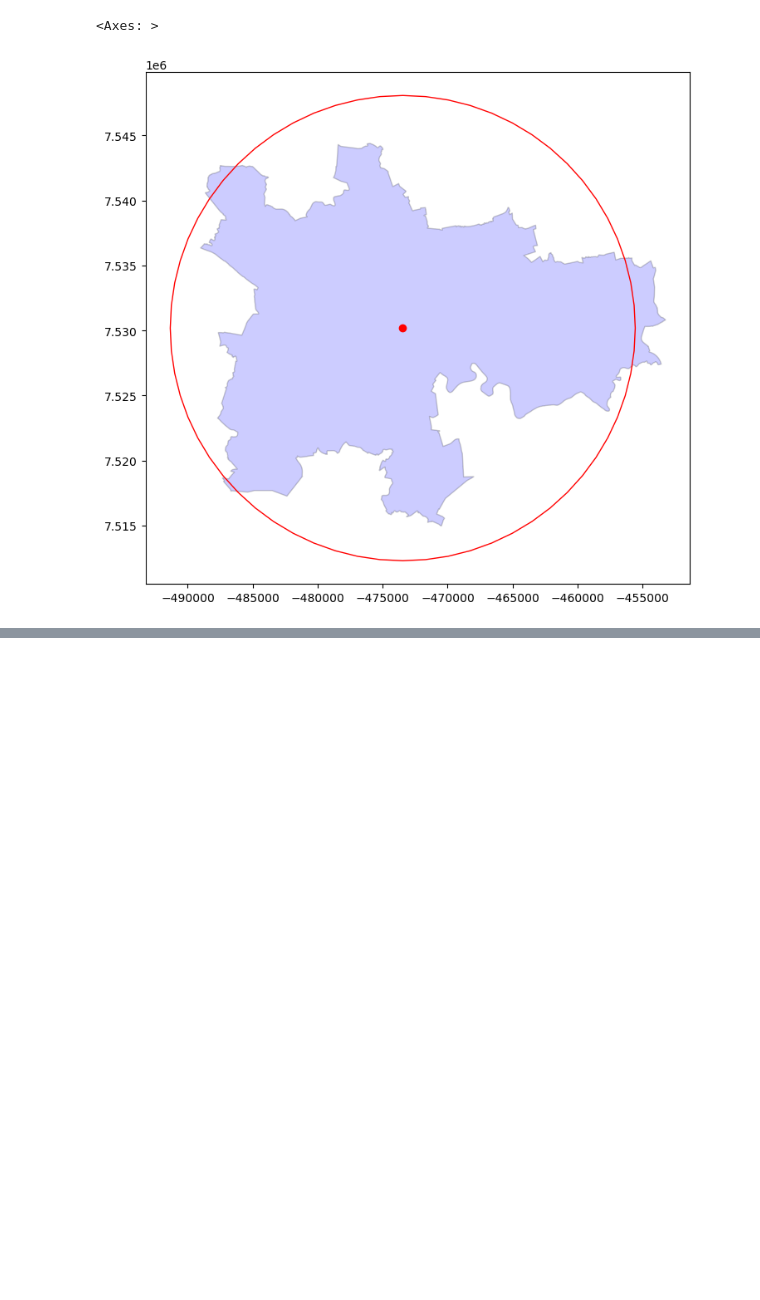
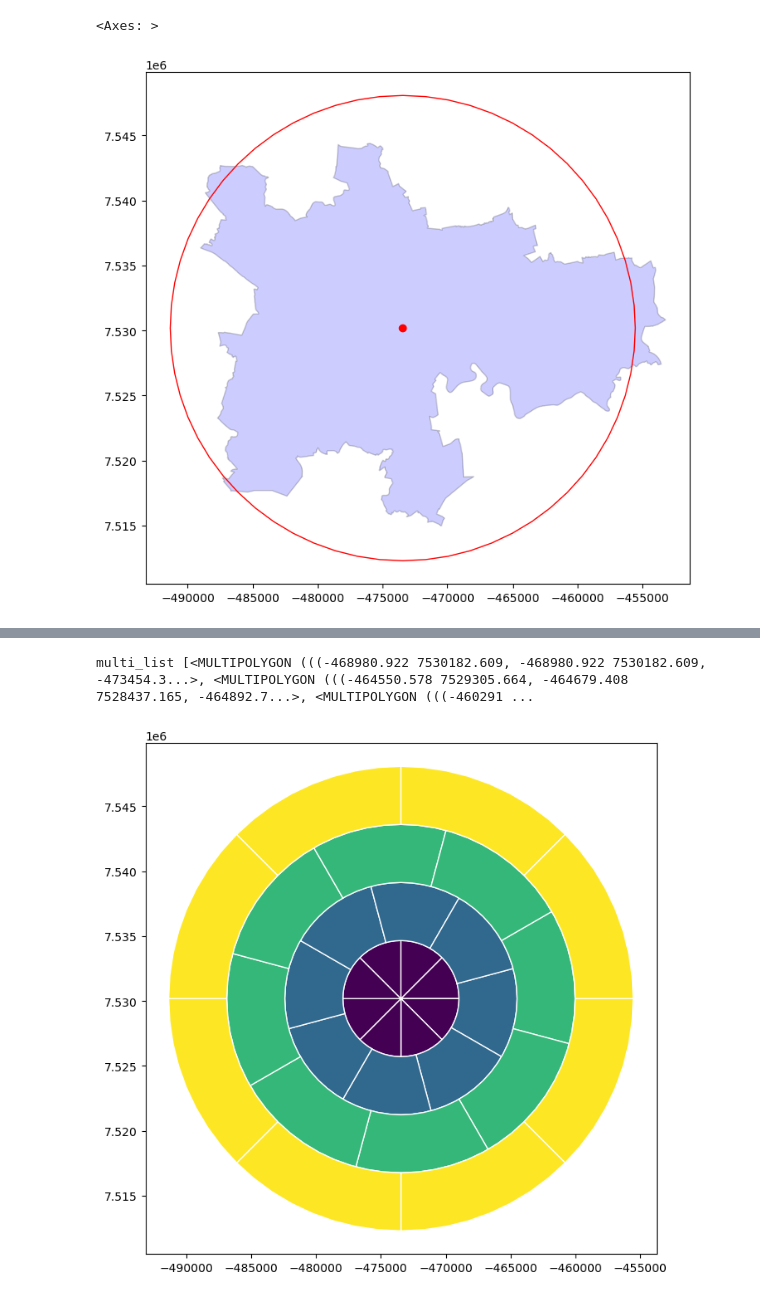
Before and after one commit to paddeaux/city_typo, a Jupyter notebook: city_typo.ipynb, the cells around one changed output, grey strips where cells are left out. Cells and saved outputs as stored; diff of their text form; code cells hidden in the pictures; blank space fills up the shorter version.

```diff
--- a/city_typo.ipynb
+++ b/city_typo.ipynb
@@ -255,0 +223,62 @@ splits = gpd.GeoDataFrame(geometry=gpd.GeoSeries([poly for poly in ring_split.ge
+# %%
+def n_radial(n, poly, rot=0):
+    poly_r = (poly.bounds.maxx[0] - poly.bounds.minx[0])/2
+    poly_c = (poly.centroid.x[0], poly.centroid.y[0])
+    a = affinity.rotate(Point([poly.centroid.x, poly.centroid.y+(poly_r*1.2)]), rot, origin=poly_c) #poly_r*1.2
+    lines = [LineString([poly_c,[a.x, a.y]])]
+    vertices = [a]
+    for i in range(n):
+        vert_rotate = affinity.rotate(a, (360/n)*(i+1), origin=poly_c)
+        vertices.append(vert_rotate)
+        lines.append(LineString([poly_c, [vert_rotate.x, vert_rotate.y]]))
+
+    return gpd.GeoDataFrame({'geometry' : lines}, geometry='geometry', crs=3857)
+
+def radial_split(polygon, n=5, rot=0, buffers=4):
+    # calculate centre and radius of input polygon
+    polygon_r = (polygon.bounds.maxx[0] - polygon.bounds.minx[0])/2
+
+    # generate buffers and remove overlapping areas
+    buff_list = [polygon.centroid.buffer(polygon_r * (1 - i*(1/buffers)))[0] for i in range(buffers)]
+    cut_buffers = clip_overlaps_by_weight(gpd.GeoDataFrame({'id': [x for x in range(len(buff_list))], 'geometry' : buff_list}, geometry='geometry'), 'id')
+
+    ### if i want to offset the rotations, the buffers will stay the same, will need a set of lines for each buffer on it's own
+
+    # generate n radial lines and merge them into one single LineString
+
+
+    polygon_temp = gpd.GeoDataFrame(geometry=gpd.GeoSeries(buff_list))
+    multi_list = []
+    for index in range(len(polygon_temp)):
+        current = cut_buffers.iloc[[index]].reset_index(drop=True)
+        lines = n_radial(n, current, 60*index)
+        points = [[point for point in line.coords] for line in lines.geometry[:]]
+        merge_line = LineString([val for sublist in points for val in sublist])
+        # divide the buffers using the radial linestring and return
+        ring_split = split(current.geometry[0], merge_line)
+        multi_list.append(MultiPolygon(ring_split))
+    # returns the split buffers AND the uncut buffers
+    print("multi_list", multi_list)
+    return gpd.GeoDataFrame(geometry=gpd.GeoSeries([multipoly for multipoly in multi_list])), gpd.GeoDataFrame({'geometry':buff_list}, geometry='geometry', crs=3857)
+
+glasgow = glasgow.to_crs(3857)
+glasgow_pd = glasgow_pd.to_crs(3857)
+
+fig, ax = plt.subplots(1,1,figsize=(10,8))
+
+n = 8
+rot = 0
+buffers = 4
+
+glasgow_radial, glasgow_buffers = radial_split(glasgow, n, rot, buffers)
+
+glasgow_inner = glasgow_buffers.iloc[[-1]]
+#inner_pds = glasgow_pd.sjoin(glasgow_inner)
+#glasgow.centroid.plot(ax=ax, color='green')
+
+glasgow_radial.reset_index().plot(ax=ax, column='index', edgecolor='white', cmap='viridis')
+
+plt.show()
+# %% [output]
+multi_list [<MULTIPOLYGON (((-468980.922 7530182.609, -468980.922 7530182.609, -473454.3...>, <MULTIPOLYGON (((-464550.578 7529305.664, -464679.408 7528437.165, -464892.7...>, <MULTIPOLYGON (((-460291 ...
+[figure, added]
```
Also changed, not shown: parts of 3 cells of this notebook.
